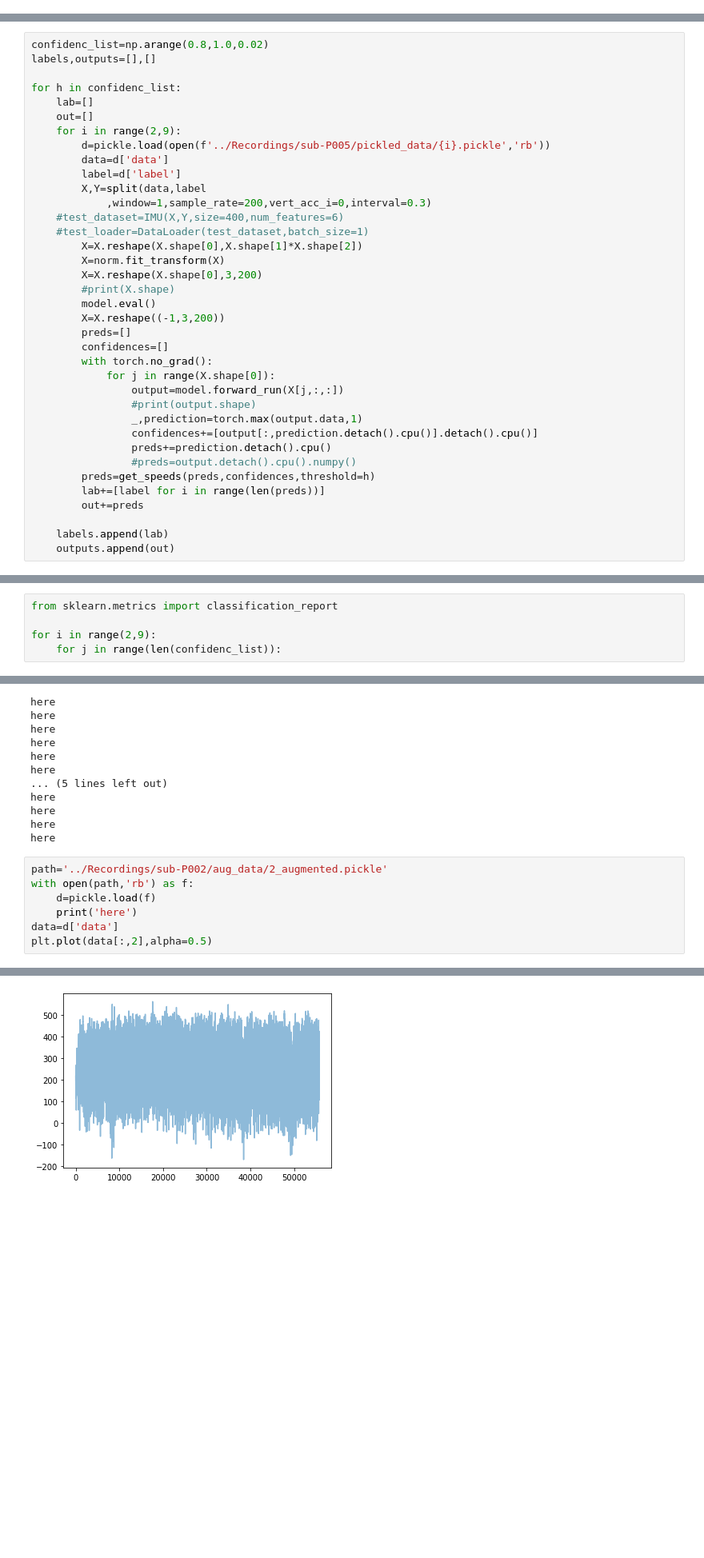
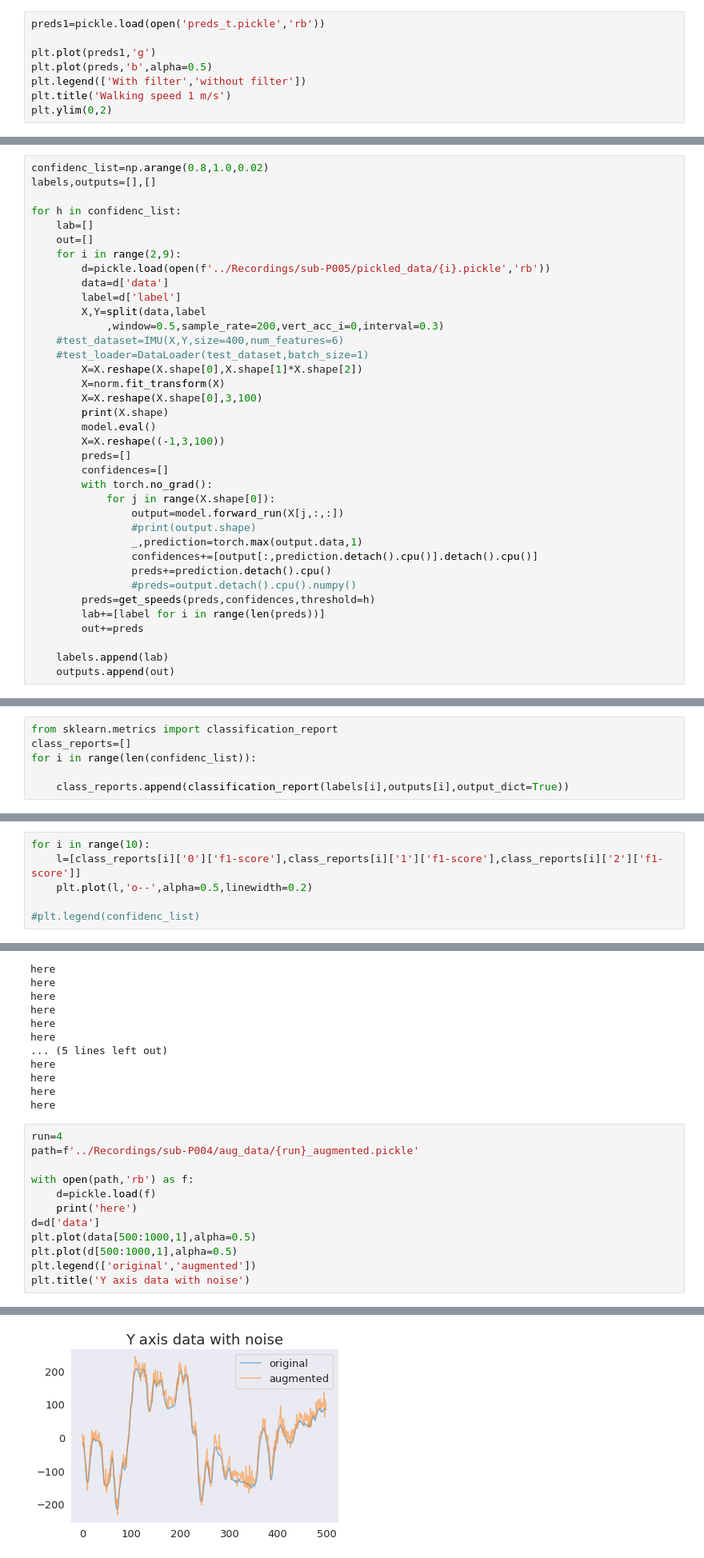
Before and after one commit to Prakyathkantharaju/Thesis_Speed_estimation, a Jupyter notebook: Processing/processing.ipynb, the cells around one changed output, grey strips where cells are left out. Shown at 80% size. Saved outputs shown, nothing was run; the diff lists cells and outputs as text; blank space fills up the shorter version.

```diff
--- a/Processing/processing.ipynb
+++ b/Processing/processing.ipynb
@@ -226,0 +250,8 @@ def get_speeds(preds,confidences,threshold=0.8):
+# %%
+preds1=pickle.load(open('preds_t.pickle','rb'))
+
+plt.plot(preds1,'g')
+plt.plot(preds,'b',alpha=0.5)
+plt.legend(['With filter','without filter'])
+plt.title('Walking speed 1 m/s')
+plt.ylim(0,2)
@@ -244,15 +332,15 @@ for h in confidenc_list:
         data=d['data']
         label=d['label']
         X,Y=split(data,label
-            ,window=1,sample_rate=200,vert_acc_i=0,interval=0.3)
+            ,window=0.5,sample_rate=200,vert_acc_i=0,interval=0.3)
     #test_dataset=IMU(X,Y,size=400,num_features=6)
     #test_loader=DataLoader(test_dataset,batch_size=1)
         X=X.reshape(X.shape[0],X.shape[1]*X.shape[2])
         X=norm.fit_transform(X)
-        X=X.reshape(X.shape[0],3,200)
-        #print(X.shape)
+        X=X.reshape(X.shape[0],3,100)
+        print(X.shape)
         model.eval()
-        X=X.reshape((-1,3,200))
+        X=X.reshape((-1,3,100))
         preds=[]
         confidences=[]
         with torch.no_grad():
@@ -280,6 +377,7 @@ for h in confidenc_list:
 # %%
 from sklearn.metrics import classification_report
+class_reports=[]
+for i in range(len(confidenc_list)):
 
-for i in range(2,9):
-    for j in range(len(confidenc_list)):
+    class_reports.append(classification_report(labels[i],outputs[i],output_dict=True))
 # %% [output]
@@ -286,0 +385,6 @@ ValueError: Classification metrics can't handle a mix of binary and continuous t
+# %%
+for i in range(10):
+    l=[class_reports[i]['0']['f1-score'],class_reports[i]['1']['f1-score'],class_reports[i]['2']['f1-score']]
+    plt.plot(l,'o--',alpha=0.5,linewidth=0.2)
+
+#plt.legend(confidenc_list)
@@ -367,11 +473,16 @@ here
 here
 here
 # %%
-path='../Recordings/sub-P002/aug_data/2_augmented.pickle'
+run=4
+path=f'../Recordings/sub-P004/aug_data/{run}_augmented.pickle'
+
 with open(path,'rb') as f:
     d=pickle.load(f)
     print('here')
-data=d['data']
-plt.plot(data[:,2],alpha=0.5)
+d=d['data']
+plt.plot(data[500:1000,1],alpha=0.5)
+plt.plot(d[500:1000,1],alpha=0.5)
+plt.legend(['original','augmented'])
+plt.title('Y axis data with noise')
 # %% [output]
 here
@@ -379,4 +490,4 @@ here
-[figure, old version]
+[figure, new version]
 # %%
 noise=np.random.normal(0,5,(500,1))
 # %%
```
Also changed, not shown: parts of 37 cells of this notebook, 35 other files.
